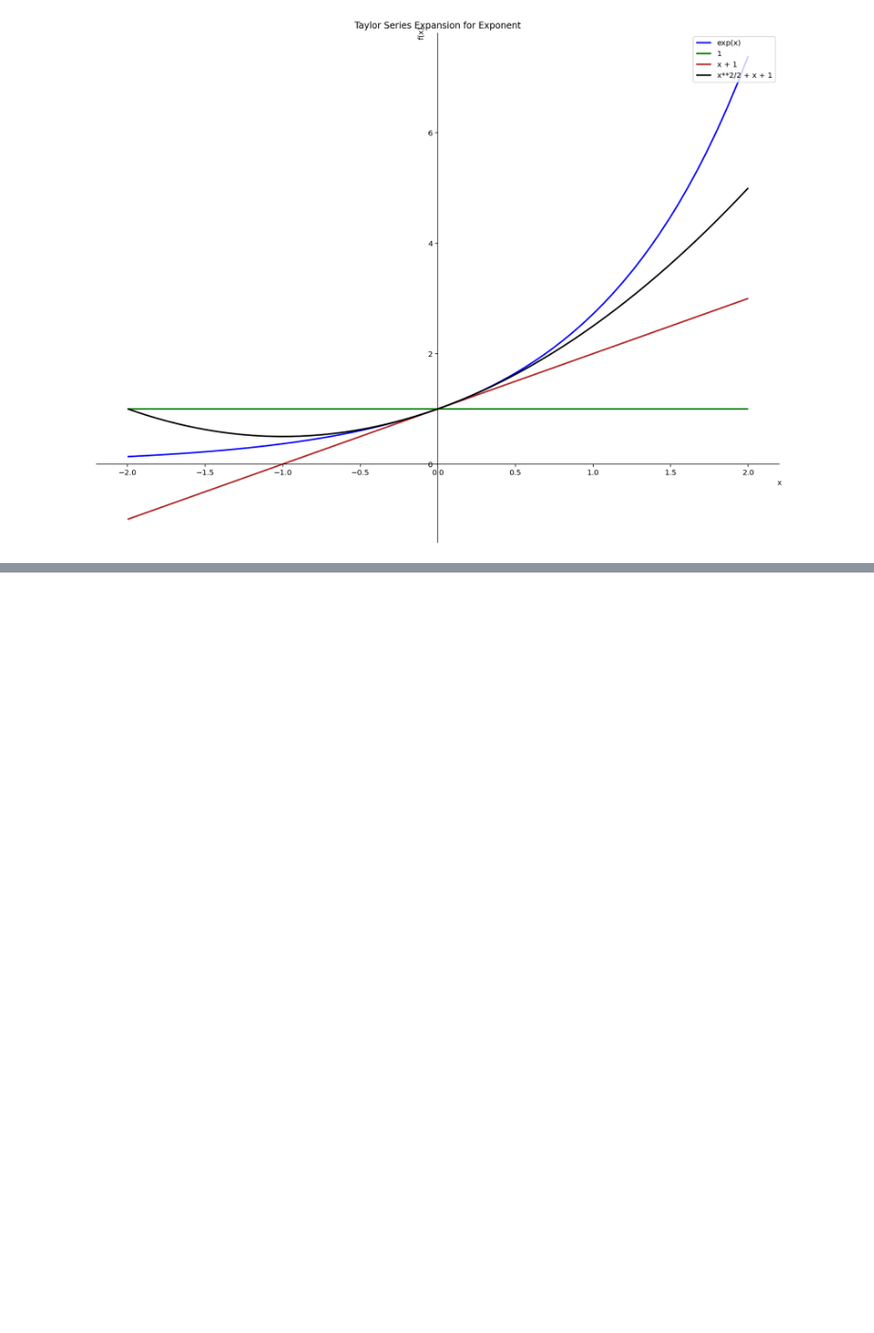
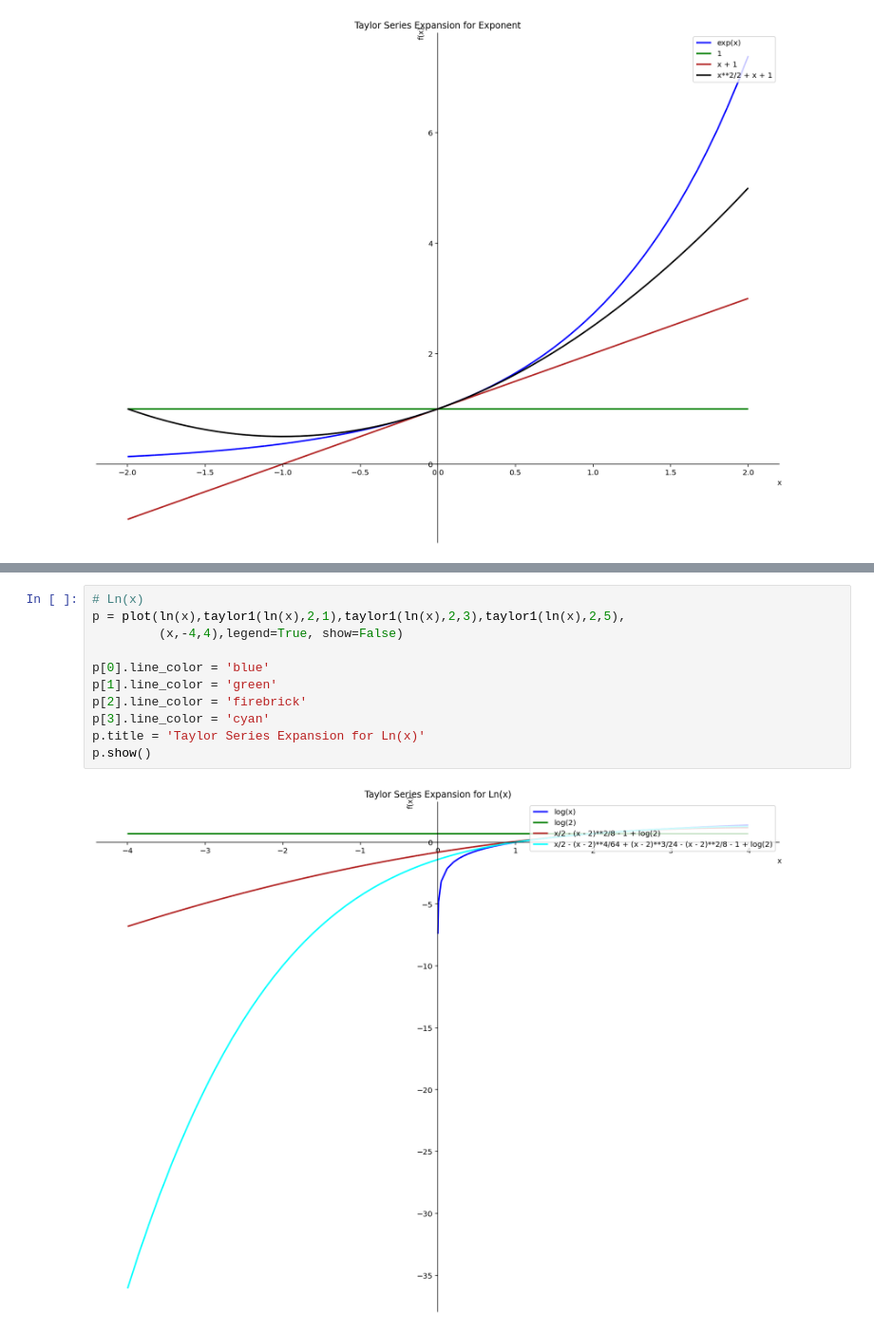
Before and after one commit to jasanabriap/MetNumUN2020II, a Jupyter notebook: Taylor Series.ipynb, the cells around one changed output, grey strips where cells are left out. Shown at 95% size. Saved outputs shown, nothing was run; the diff lists cells and outputs as text; blank space fills up the shorter version.

```diff
--- a/Taylor Series.ipynb
+++ b/Taylor Series.ipynb
@@ -255,0 +592,13 @@ p.show()
+# %%
+# Ln(x)
+p = plot(ln(x),taylor1(ln(x),2,1),taylor1(ln(x),2,3),taylor1(ln(x),2,5),
+         (x,-4,4),legend=True, show=False)
+
+p[0].line_color = 'blue'
+p[1].line_color = 'green'
+p[2].line_color = 'firebrick'
+p[3].line_color = 'cyan'
+p.title = 'Taylor Series Expansion for Ln(x)'
+p.show()
+# %% [output]
+[figure, added]
```
Also changed, not shown: parts of 41 cells of this notebook.
